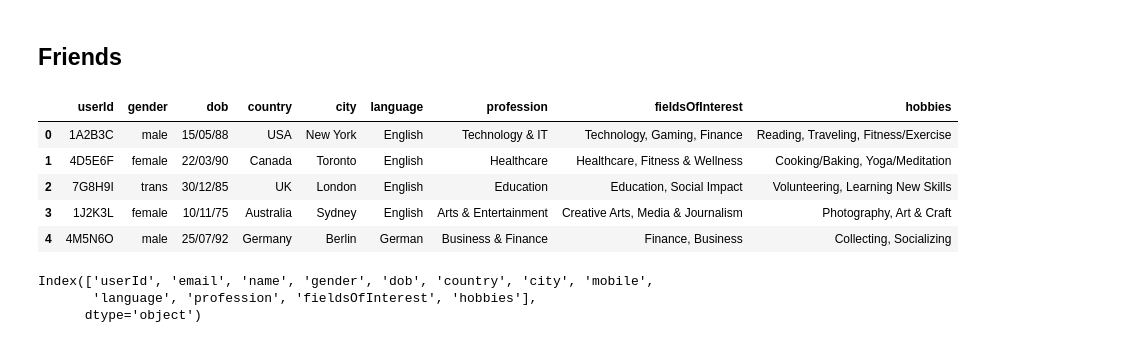
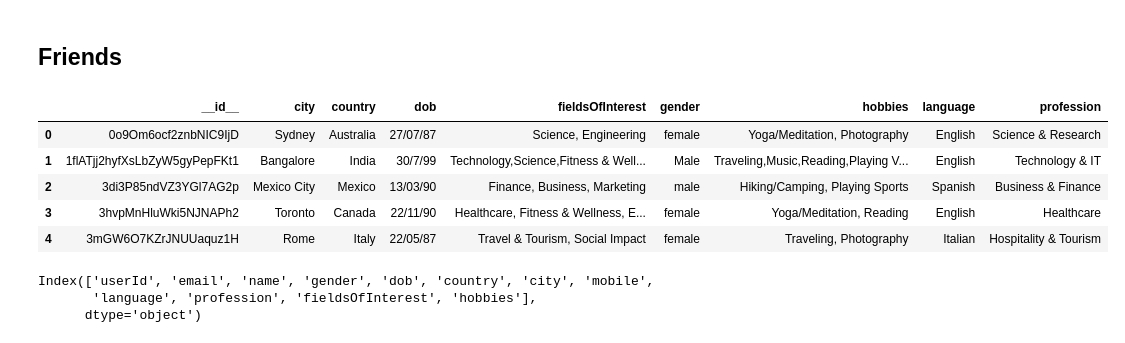
Before and after one commit to coder-shubham/Nexties-Nextlyf, a Jupyter notebook: backend/ml/notebooks/recommendation.ipynb, the cells around one changed output. Saved outputs shown, nothing was run; the diff lists cells and outputs as text; code cells hidden in the pictures.

```diff
--- a/backend/ml/notebooks/recommendation.ipynb
+++ b/backend/ml/notebooks/recommendation.ipynb
@@ -177,19 +209,19 @@ filtered_room_df.to_csv('../data/room_recommendation.csv', index=False)
 # %%
 import pandas as pd
 
 friends_df = pd.read_csv(
-    '../data/user_details.csv',
-    usecols=['userId', 'gender', 'dob', 'country', 'city',
+    '../data/user_details_new.csv',
+    usecols=['__id__', 'gender', 'dob', 'country', 'city',
              'language', 'profession', 'fieldsOfInterest', 'hobbies']
 )
 friends_df.head()
 # %% [output]
-|  | userId | gender | dob | country | city | language | profession | fieldsOfInterest | hobbies |
-| 0 | 1A2B3C | male | 15/05/88 | USA | New York | English | Technology & IT | Technology, Gaming, Finance | Reading, Traveling, Fitness/Exercise |
-| 1 | 4D5E6F | female | 22/03/90 | Canada | Toronto | English | Healthcare | Healthcare, Fitness & Wellness | Cooking/Baking, Yoga/Meditation |
-| 2 | 7G8H9I | trans | 30/12/85 | UK | London | English | Education | Education, Social Impact | Volunteering, Learning New Skills |
-| 3 | 1J2K3L | female | 10/11/75 | Australia | Sydney | English | Arts & Entertainment | Creative Arts, Media & Journalism | Photography, Art & Craft |
-| 4 | 4M5N6O | male | 25/07/92 | Germany | Berlin | German | Business & Finance | Finance, Business | Collecting, Socializing |
+|  | __id__ | city | country | dob | fieldsOfInterest | gender | hobbies | language | profession |
+| 0 | 0o9Om6ocf2znbNIC9IjD | Sydney | Australia | 27/07/87 | Science, Engineering | female | Yoga/Meditation, Photography | English | Science & Research |
+| 1 | 1flATjj2hyfXsLbZyW5gyPepFKt1 | Bangalore | India | 30/7/99 | Technology,Science,Fitness & Well... | Male | Traveling,Music,Reading,Playing V... | English | Technology & IT |
+| 2 | 3di3P85ndVZ3YGl7AG2p | Mexico City | Mexico | 13/03/90 | Finance, Business, Marketing | male | Hiking/Camping, Playing Sports | Spanish | Business & Finance |
+| 3 | 3hvpMnHluWki5NJNAPh2 | Toronto | Canada | 22/11/90 | Healthcare, Fitness & Wellness, E... | female | Yoga/Meditation, Reading | English | Healthcare |
+| 4 | 3mGW6O7KZrJNUUaquz1H | Rome | Italy | 22/05/87 | Travel & Tourism, Social Impact | female | Traveling, Photography | Italian | Hospitality & Tourism |
 # %%
 friends_df.columns
 # %% [output]
```
Also changed, not shown: parts of 19 cells of this notebook, 10 other files.
